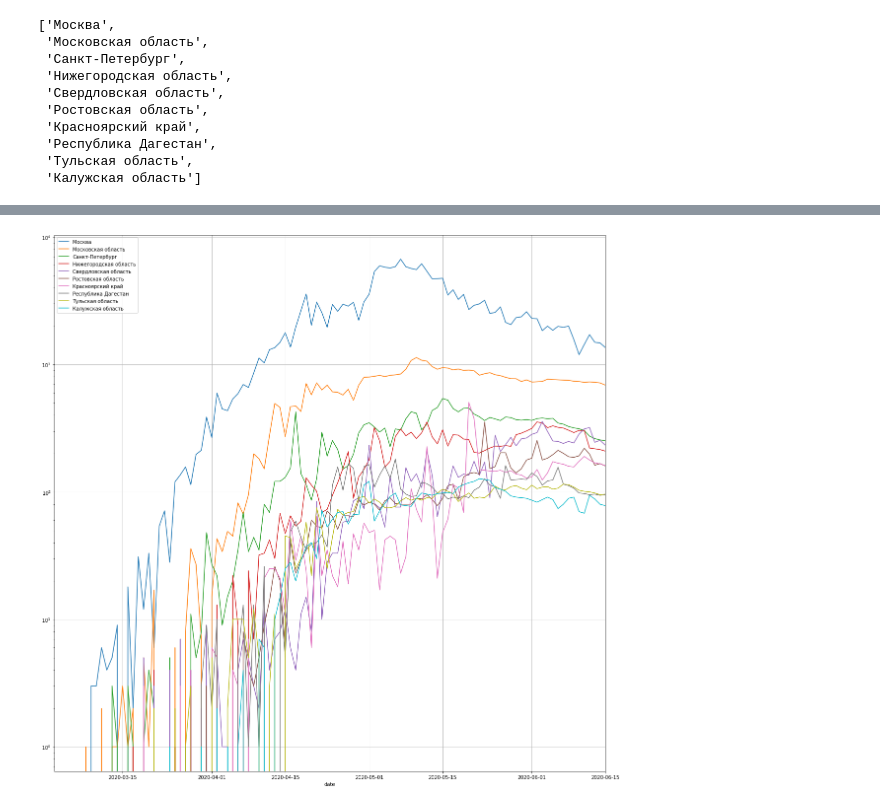
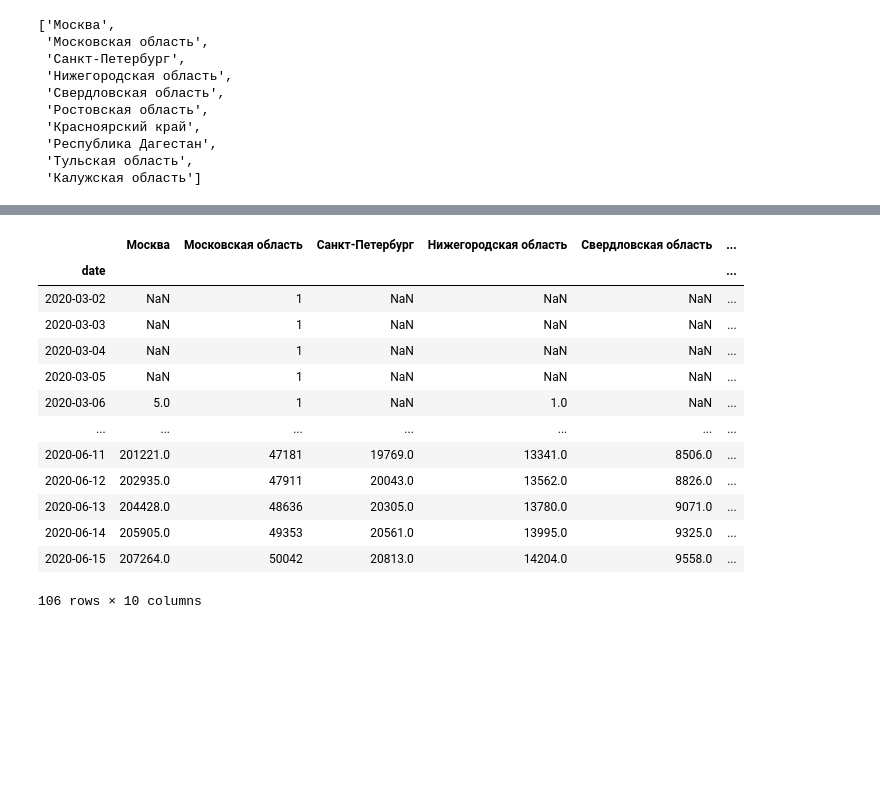
Before and after one commit to tswr/covid19, a Jupyter notebook: russia/analytics.ipynb, the cells around one changed output, grey strips where cells are left out. Saved outputs shown, nothing was run; the diff lists cells and outputs as text; code cells hidden in the pictures; blank space fills up the shorter version.

```diff
--- a/russia/analytics.ipynb
+++ b/russia/analytics.ipynb
@@ -71,4 +61,17 @@ df[top10].diff().plot(figsize=(20, 20), grid=True);
-# %%
-df[top10].diff().plot(figsize=(20, 20), grid=True, logy=True);
-# %% [output]
-[figure, removed]
+# %%
+df[top10]
+# %% [output]
+|  | Москва | Московская область | Санкт-Петербург | Нижегородская область | Свердловская область | ... |
+| date |  |  |  |  |  | ... |
+| 2020-03-02 | NaN | 1 | NaN | NaN | NaN | ... |
+| 2020-03-03 | NaN | 1 | NaN | NaN | NaN | ... |
+| 2020-03-04 | NaN | 1 | NaN | NaN | NaN | ... |
+| 2020-03-05 | NaN | 1 | NaN | NaN | NaN | ... |
+| 2020-03-06 | 5.0 | 1 | NaN | 1.0 | NaN | ... |
+| ... | ... | ... | ... | ... | ... | ... |
+| 2020-06-11 | 201221.0 | 47181 | 19769.0 | 13341.0 | 8506.0 | ... |
+| 2020-06-12 | 202935.0 | 47911 | 20043.0 | 13562.0 | 8826.0 | ... |
+| 2020-06-13 | 204428.0 | 48636 | 20305.0 | 13780.0 | 9071.0 | ... |
+| 2020-06-14 | 205905.0 | 49353 | 20561.0 | 13995.0 | 9325.0 | ... |
+| 2020-06-15 | 207264.0 | 50042 | 20813.0 | 14204.0 | 9558.0 | ... |
+106 rows × 10 columns
```
Also changed, not shown: parts of 8 cells of this notebook.
